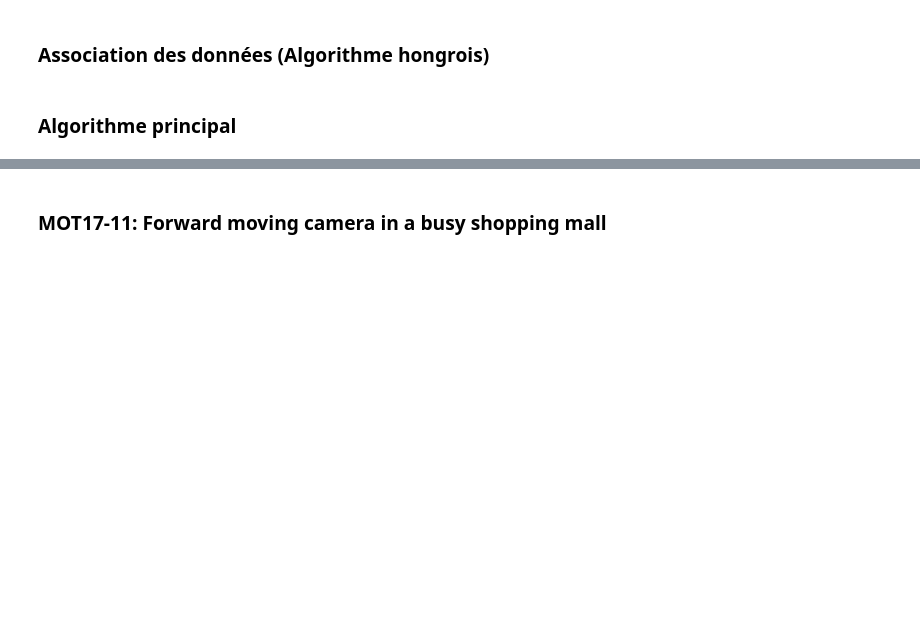
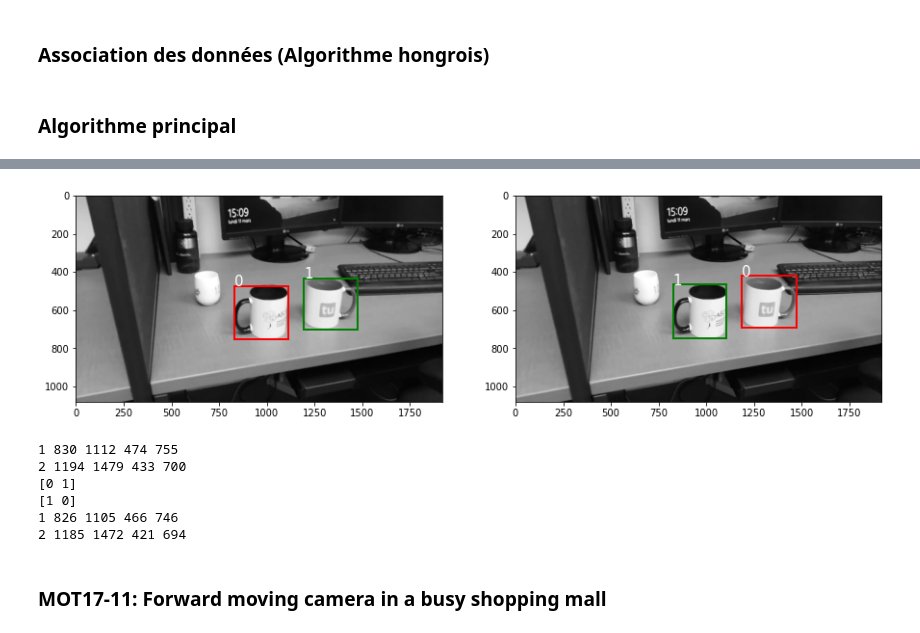
Before and after one commit to Mabelal/inf6804, a Jupyter notebook: TP3/TP3_1805679_1840713.ipynb, the cells around one changed output, grey strips where cells are left out. Saved outputs shown, nothing was run; the diff lists cells and outputs as text; code cells hidden in the pictures; blank space fills up the shorter version.

```diff
--- a/TP3/TP3_1805679_1840713.ipynb
+++ b/TP3/TP3_1805679_1840713.ipynb
@@ -27,8 +27,6 @@ for label_name in label_names.readlines():
 IOU_THRESHOLD = 0.5
 SCORE_THRESHOLD = 0.98
 
-source_path = "/Users/mabelal/Downloads/TP3_data/frames"
-
 model = models.detection.maskrcnn_resnet50_fpn(pretrained=True).eval()
 # %% [markdown]
 ### Détection des objets (Mask R-CNN)
@@ -65,23 +62,23 @@ def compare_color_hist(hist1, hist2):
 # %% [markdown]
 ### Association des données (Algorithme hongrois)
 # %%
-def calc_cost_matrix(prev_img, prev_bboxes, current_img, current_bboxes):
-    cost_matrix = np.zeros((len(prev_bboxes), len(current_bboxes)))
-    for i in range(0,len(prev_bboxes)):
-        hist_prev = calc_color_hist(prev_img, prev_bboxes[i])
+def calc_cost_matrix(tracked_objects, prev_img, current_img, current_bboxes):
+    cost_matrix = np.zeros((len(tracked_objects), len(current_bboxes)))
+    for i in range(0,len(tracked_objects)):
+        hist_prev = calc_color_hist(prev_img, tracked_objects[i].box())
         for j in range(0,len(current_bboxes)):
             hist_current = calc_color_hist(current_img, current_bboxes[j])
             cost_matrix[i,j] = compare_color_hist(hist_prev, hist_current)
     return cost_matrix
 
 
-def associate_data(tracked_objects, prev_img, prev_bboxes, current_img, current_bboxes):
-    cost_matrix = calc_cost_matrix(prev_img, prev_bboxes, current_img, current_bboxes)
+def associate_data(tracked_objects, prev_img, current_img, current_bboxes):
+    cost_matrix = calc_cost_matrix(tracked_objects, prev_img, current_img, current_bboxes)
 
     row_ind, col_ind = sci.linear_sum_assignment(cost_matrix)
-    for i in row_ind:
+    for i in range(0, len(row_ind)):
         x_min, y_min, x_max, y_max = current_bboxes[col_ind[i]]
-        tracked_objects[i].update(x_min, y_min, x_max, y_max, 0)
+        tracked_objects[row_ind[i]].update(x_min, y_min, x_max, y_max, 0)
 
     return row_ind, col_ind
 # %% [markdown]
@@ -178,3 +140,47 @@ for to in tracked_objects.values():
+# %%
+### Test ###
+img = cv2.imread(os.path.join(source_path, "frame1.jpg"), cv2.IMREAD_GRAYSCALE)
+
+img2 = cv2.imread(os.path.join(source_path, "frame2.jpg"), cv2.IMREAD_GRAYSCALE)
+b2 = detect_objects(img2)
+
+fig, axarr = plt.subplots(1, 2, figsize=(15,15))
+bboxcolor = 'rgbcmy'
+
+axarr[0].imshow(img, cmap = plt.cm.gray)
+for i in range(0, len(tracked_objects)):
+    b = tracked_objects[i].box()
+    rect = patches.Rectangle((b[0],b[1]),b[2]-b[0],b[3]-b[1],linewidth=2, edgecolor = bboxcolor[i], facecolor='none')
+    axarr[0].add_patch(rect)
+    axarr[0].text(b[0], b[1], i, color='white', fontsize=15)
+
+axarr[1].imshow(img2, cmap = plt.cm.gray)
+for i, b in enumerate(b2):
+    rect = patches.Rectangle((b[0],b[1]),b[2]-b[0],b[3]-b[1],linewidth=2, edgecolor = bboxcolor[i], facecolor='none')
+    axarr[1].add_patch(rect)
+    axarr[1].text(b[0], b[1], i, color='white', fontsize=15)
+
+plt.show()
+
+for to in tracked_objects.values():
+    print(to)
+
+row_ind, col_ind = associate_data(tracked_objects, img, img2, b2)
+print(row_ind)
+print(col_ind)
+
+for to in tracked_objects.values():
+    print(to)
+
+############
+# %% [output]
+[figure, added]
+1 830 1112 474 755
+2 1194 1479 433 700
+[0 1]
+[1 0]
+1 826 1105 466 746
+2 1185 1472 421 694
 # %% [markdown]
 ### MOT17-11: Forward moving camera in a busy shopping mall
 # %%
```
Also changed, not shown: parts of 7 cells of this notebook.
